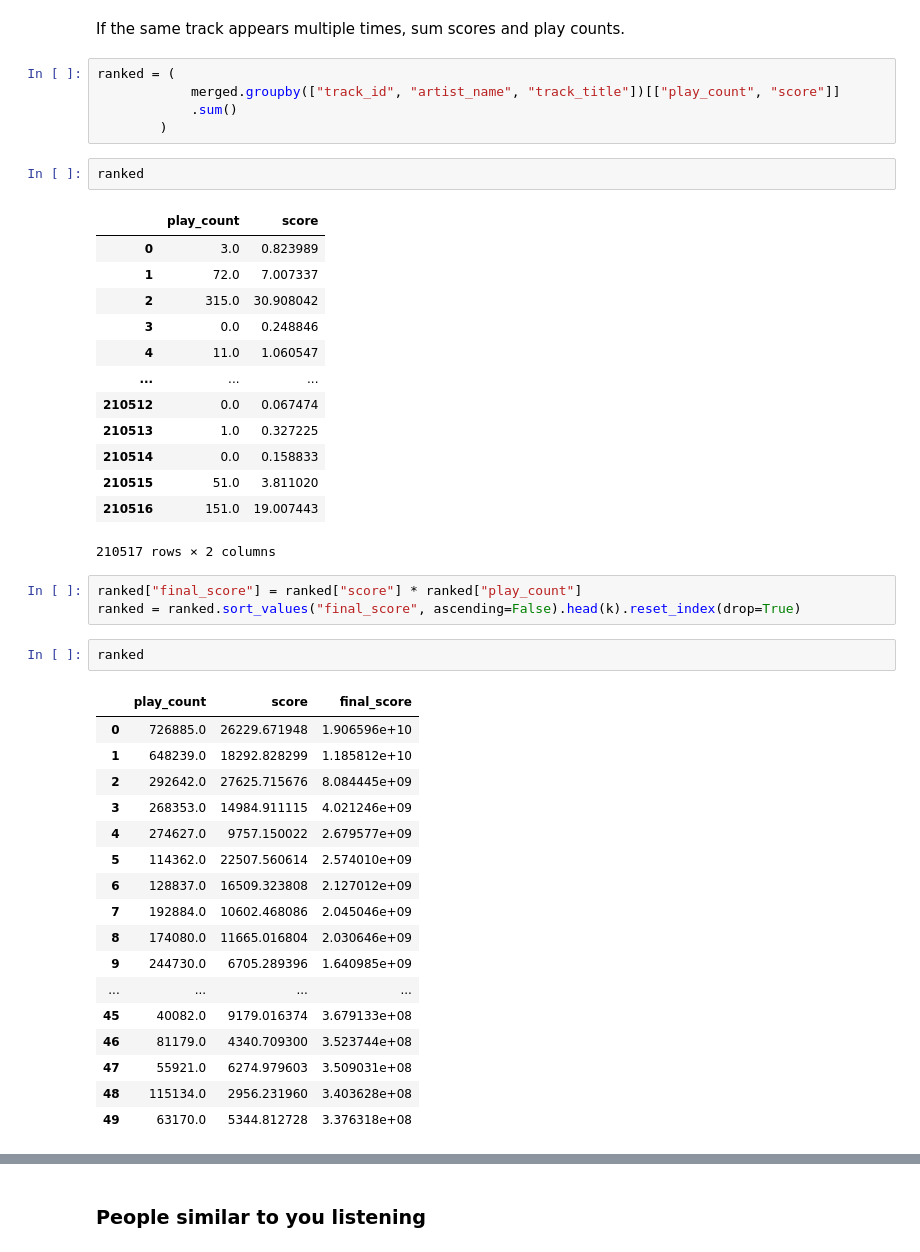
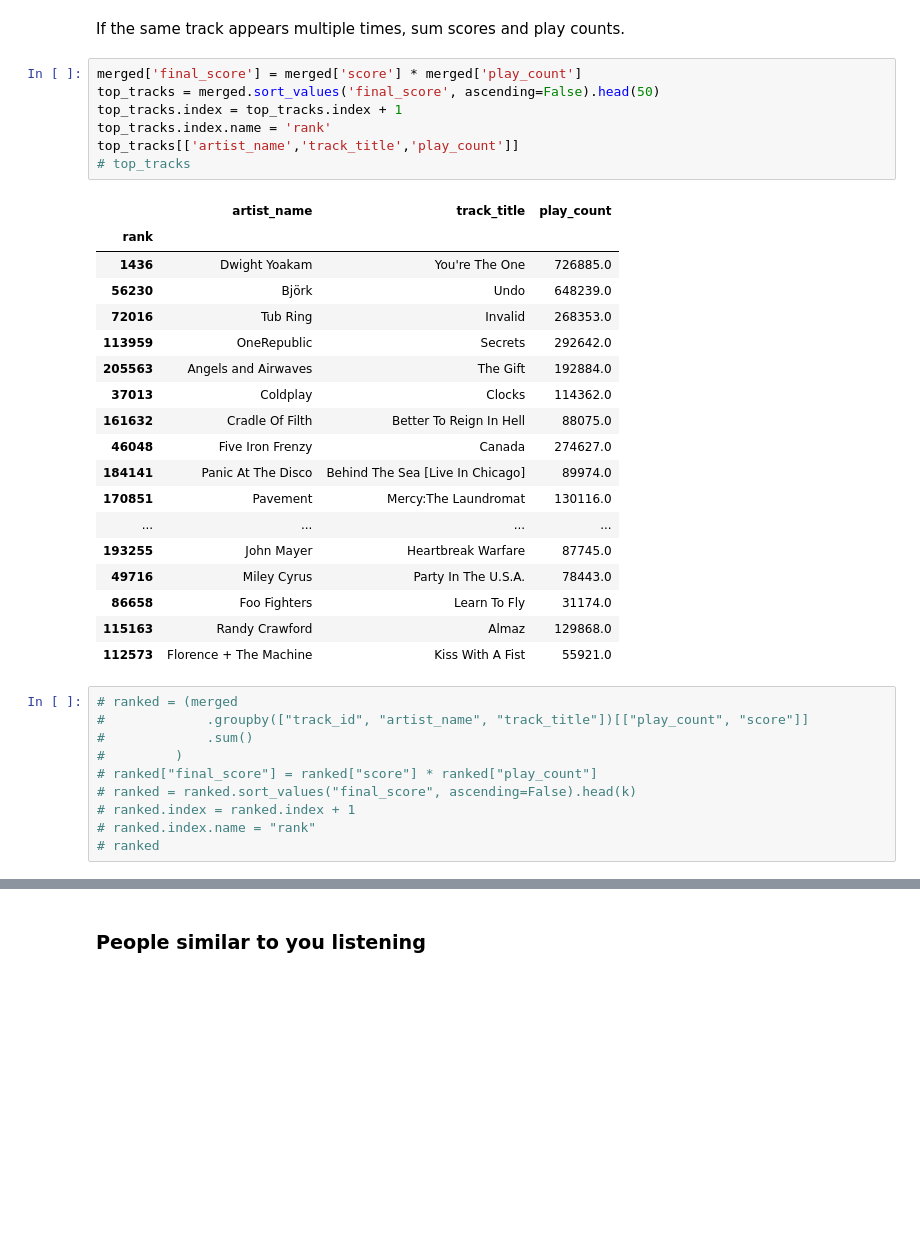
Before and after one commit to Kenuuey/Music-recommendation-system, a Jupyter notebook: notebooks/Research.ipynb, the cells around one changed output, grey strips where cells are left out. Drawn from its saved outputs; the diff is of its cells as text; blank space fills up the shorter version.

```diff
--- a/notebooks/Research.ipynb
+++ b/notebooks/Research.ipynb
@@ -994,47 +1010,39 @@ merged["play_count"].isna().sum()
 merged["play_count"] = merged["play_count"].fillna(0)
 # %% [markdown]
 If the same track appears multiple times, sum scores and play counts.
-# %%
-ranked = (
-            merged.groupby(["track_id", "artist_name", "track_title"])[["play_count", "score"]]
-            .sum()
-        )
-# %%
-ranked
-# %% [output]
-|  | play_count | score |
-| 0 | 3.0 | 0.823989 |
-| 1 | 72.0 | 7.007337 |
-| 2 | 315.0 | 30.908042 |
-| 3 | 0.0 | 0.248846 |
-| 4 | 11.0 | 1.060547 |
-| ... | ... | ... |
-| 210512 | 0.0 | 0.067474 |
-| 210513 | 1.0 | 0.327225 |
-| 210514 | 0.0 | 0.158833 |
-| 210515 | 51.0 | 3.811020 |
-| 210516 | 151.0 | 19.007443 |
-210517 rows × 2 columns
+# %%
+merged['final_score'] = merged['score'] * merged['play_count']
+top_tracks = merged.sort_values('final_score', ascending=False).head(50)
+top_tracks.index = top_tracks.index + 1
+top_tracks.index.name = 'rank'
+top_tracks[['artist_name','track_title','play_count']]
+# top_tracks
+# %% [output]
+|  | artist_name | track_title | play_count |
+| rank |  |  |  |
+| 1436 | Dwight Yoakam | You're The One | 726885.0 |
+| 56230 | Björk | Undo | 648239.0 |
+| 72016 | Tub Ring | Invalid | 268353.0 |
+| 113959 | OneRepublic | Secrets | 292642.0 |
+| 205563 | Angels and Airwaves | The Gift | 192884.0 |
+| 37013 | Coldplay | Clocks | 114362.0 |
+| 161632 | Cradle Of Filth | Better To Reign In Hell | 88075.0 |
+| 46048 | Five Iron Frenzy | Canada | 274627.0 |
+| 184141 | Panic At The Disco | Behind The Sea [Live In Chicago] | 89974.0 |
+| 170851 | Pavement | Mercy:The Laundromat | 130116.0 |
+| ... | ... | ... | ... |
+| 193255 | John Mayer | Heartbreak Warfare | 87745.0 |
+| 49716 | Miley Cyrus | Party In The U.S.A. | 78443.0 |
+| 86658 | Foo Fighters | Learn To Fly | 31174.0 |
+| 115163 | Randy Crawford | Almaz | 129868.0 |
+| 112573 | Florence + The Machine | Kiss With A Fist | 55921.0 |
 # %%
-ranked["final_score"] = ranked["score"] * ranked["play_count"]
-ranked = ranked.sort_values("final_score", ascending=False).head(k).reset_index(drop=True)
+# ranked = (merged
+#             .groupby(["track_id", "artist_name", "track_title"])[["play_count", "score"]]
+#             .sum()
+#         )
+# ranked["final_score"] = ranked["score"] * ranked["play_count"]
+# ranked = ranked.sort_values("final_score", ascending=False).head(k)
+# ranked.index = ranked.index + 1
+# ranked.index.name = "rank"
+# ranked
-# %%
-ranked
-# %% [output]
-|  | play_count | score | final_score |
-| 0 | 726885.0 | 26229.671948 | 1.906596e+10 |
-| 1 | 648239.0 | 18292.828299 | 1.185812e+10 |
-| 2 | 292642.0 | 27625.715676 | 8.084445e+09 |
-| 3 | 268353.0 | 14984.911115 | 4.021246e+09 |
-| 4 | 274627.0 | 9757.150022 | 2.679577e+09 |
-| 5 | 114362.0 | 22507.560614 | 2.574010e+09 |
-| 6 | 128837.0 | 16509.323808 | 2.127012e+09 |
-| 7 | 192884.0 | 10602.468086 | 2.045046e+09 |
-| 8 | 174080.0 | 11665.016804 | 2.030646e+09 |
-| 9 | 244730.0 | 6705.289396 | 1.640985e+09 |
-| ... | ... | ... | ... |
-| 45 | 40082.0 | 9179.016374 | 3.679133e+08 |
-| 46 | 81179.0 | 4340.709300 | 3.523744e+08 |
-| 47 | 55921.0 | 6274.979603 | 3.509031e+08 |
-| 48 | 115134.0 | 2956.231960 | 3.403628e+08 |
-| 49 | 63170.0 | 5344.812728 | 3.376318e+08 |
```
Also changed, not shown: parts of 21 cells of this notebook, 1 other file.
